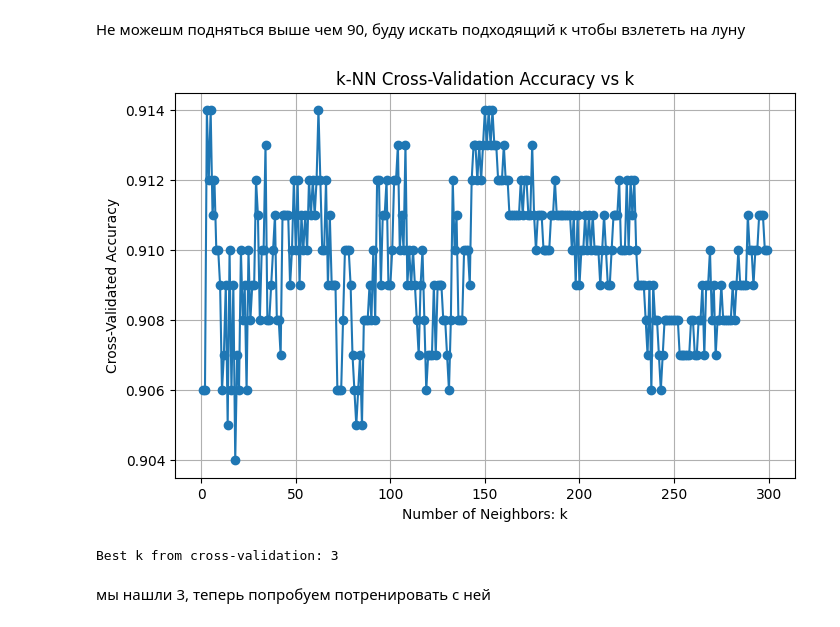
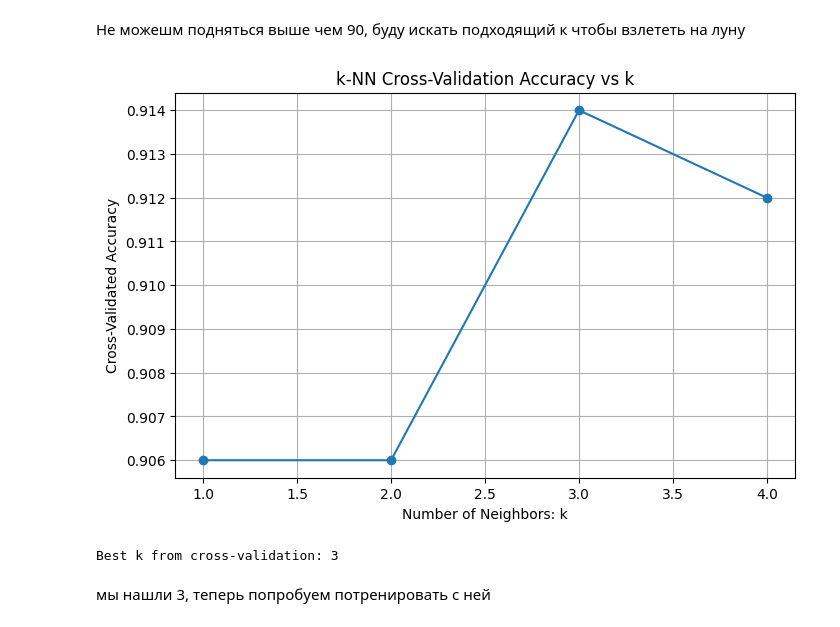
Before and after one commit to Skiner752/Intro-to-machine-learning, a Jupyter notebook: heart.ipynb, the cells around one changed output. Saved outputs shown, nothing was run; the diff lists cells and outputs as text; code cells hidden in the pictures.

```diff
--- a/heart.ipynb
+++ b/heart.ipynb
@@ -454,26 +454,26 @@ from sklearn.preprocessing import StandardScaler
 scaler = StandardScaler()
 X_scaled = scaler.fit_transform(X)
 # %%
-k_range = range(1, 300)
+k_range = range(1, 5)
 cross_val_scores = []
 
 for k in k_range:
     knn = KNeighborsClassifier(n_neighbors=k)
     scores = cross_val_score(knn,X_scaled,Y, cv=5, scoring='accuracy')
     cross_val_scores.append(scores.mean())
 
 plt.figure(figsize=(8, 5))
 plt.plot(k_range, cross_val_scores, marker='o')
 plt.title("k-NN Cross-Validation Accuracy vs k")
 plt.xlabel("Number of Neighbors: k")
 plt.ylabel("Cross-Validated Accuracy")
 plt.grid(True)
 plt.show()
 
 best_k = k_range[np.argmax(cross_val_scores)]
 print(f"Best k from cross-validation: {best_k}")
 # %% [output]
-[figure, old version]
+[figure, new version]
 Best k from cross-validation: 3
 # %% [markdown]
 мы нашли 3, теперь попробуем потренировать с ней
```
Also changed, not shown: parts of 8 cells of this notebook.
